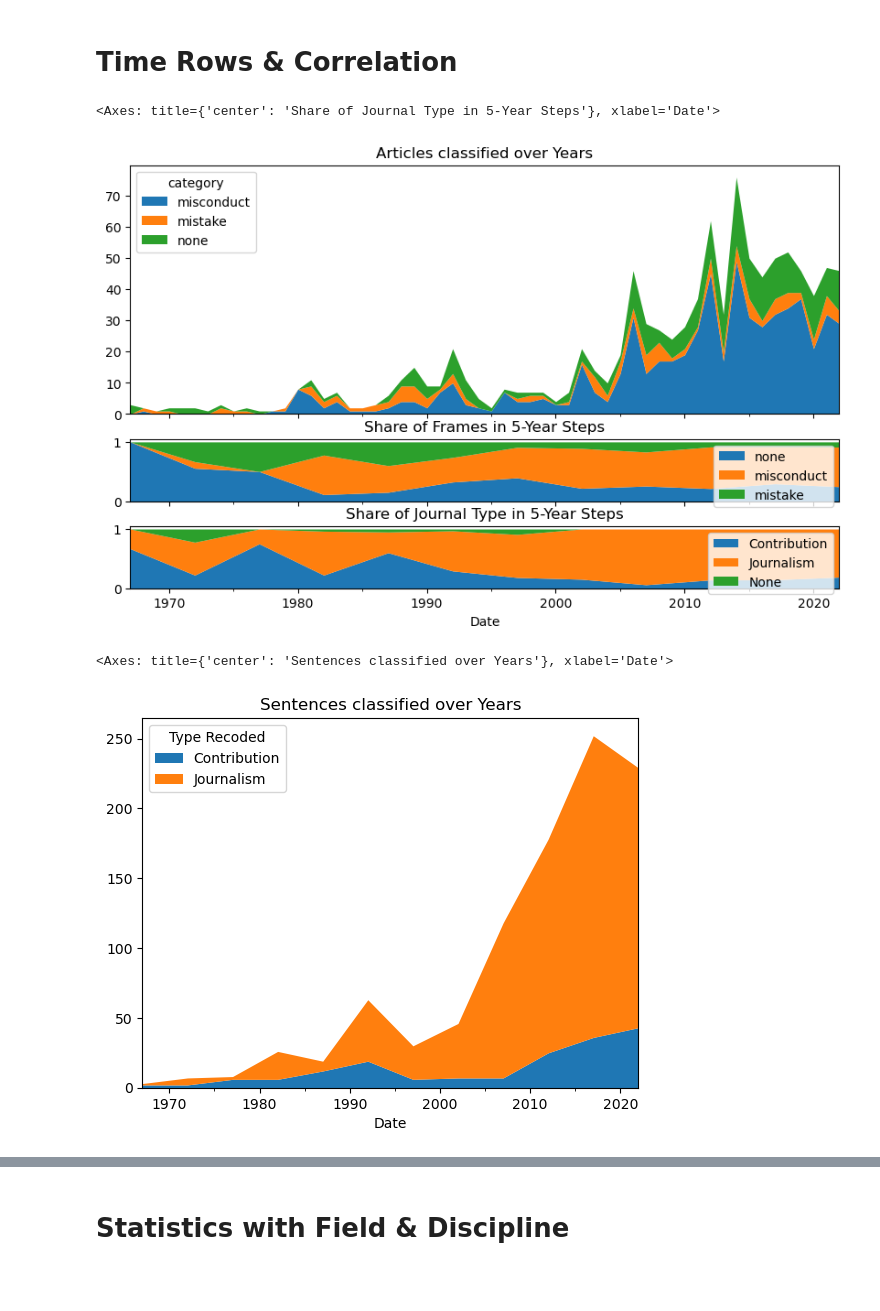
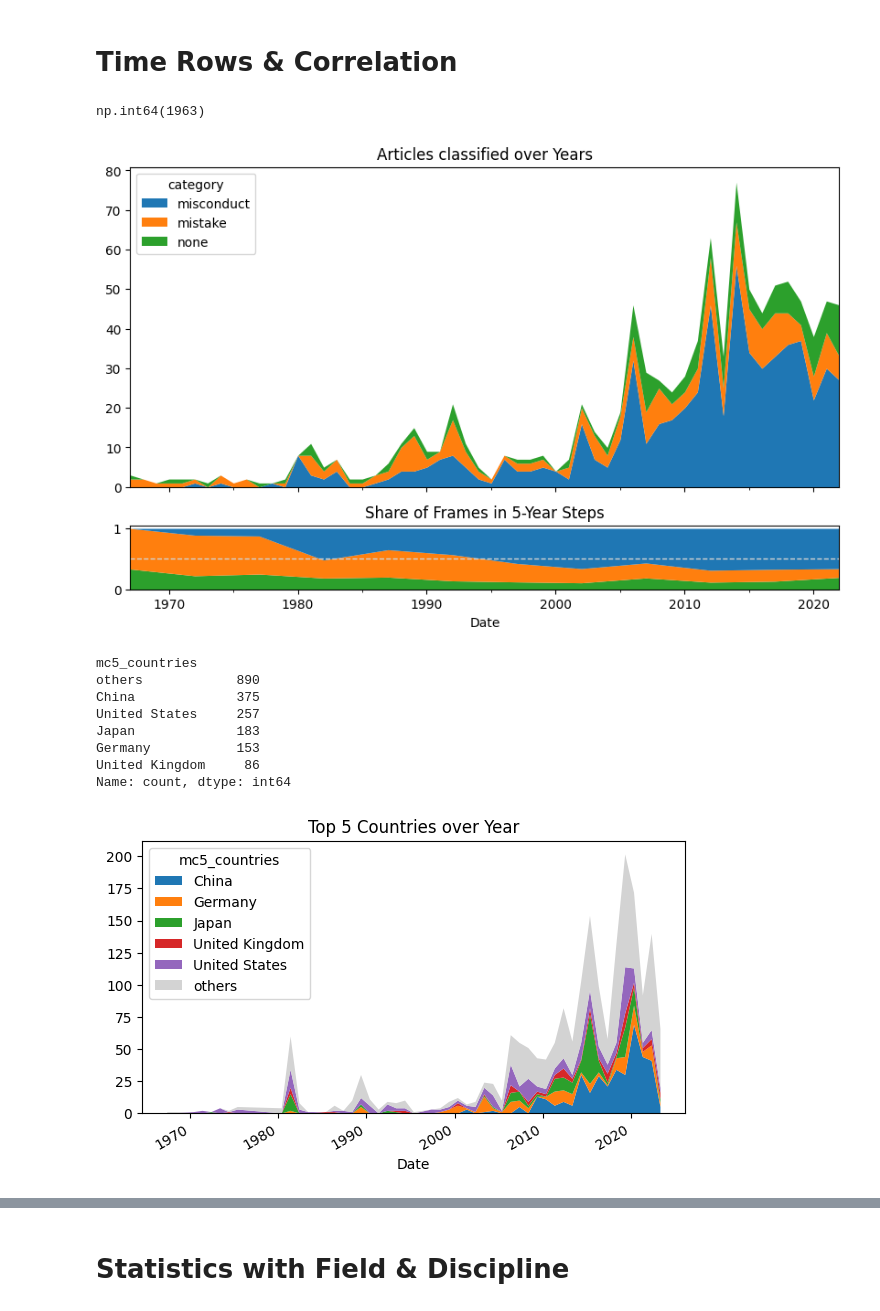
Before and after one commit to Klapperhorn/retraction_portrayal, a Jupyter notebook: 2025-03-27 Statistical_Analysis.ipynb, the cells around one changed output, grey strips where cells are left out. Saved outputs shown, nothing was run; the diff lists cells and outputs as text; code cells hidden in the pictures; blank space fills up the shorter version.

```diff
--- a/2025-03-27 Statistical_Analysis.ipynb
+++ b/2025-03-27 Statistical_Analysis.ipynb
@@ -63,6 +134,6 @@ Index(['name', 'Doi', 'journal_x', 'Title', 'Date', 'Year', 'Type',
 duplicated=df[df.text.duplicated(keep=False) | (df.Doi.duplicated(keep=False))]
 duplicated=duplicated[duplicated.Doi!=0]
 duplicated[["text","Doi"]].to_excel("2025-04-02 Duplicated Texts.xlsx")
-df.drop_duplicates(subset="text",inplace=True)
+#df.drop_duplicates(subset="text",inplace=True)
 df.shape
 # %% [output]
@@ -108,0 +331,8 @@ df['contains_country'] = df['contains_country'].apply(lambda d: d if isinstance(
+# %%
+from collections import Counter
+
+def has_tie(lst):
+    return sum(v == max(Counter(lst).values()) for v in Counter(lst).values()) > 1
+
+df["country_tie"]=df['contains_country'].apply(lambda x: has_tie(x))
+df["country_tie"].value_counts()
@@ -327,0 +607,6 @@ Name: count, dtype: int64
+# %%
+mc_countries=df["contains_country"].explode().value_counts()[:5].index.to_list()
+
+df["mc5_countries"] = df["contains_country"].apply(lambda x: [i if i in mc_countries else "others" for i in x])
+#df.loc[df["contains_country"].apply(lambda x: any([i in mc_countries for i in x])),"contains_country"]
+df["mc5_countries"].explode().value_counts()
@@ -547,35 +947,58 @@ sns.heatmap(crosstabs["Type Recoded"], annot=True, cmap="YlGnBu")
 # %% [markdown]
 # Time Rows & Correlation
+# %%
+df.Year.min()
+# %% [output]
+np.int64(1963)
 # %%
-dfY = df[(df.Date > pd.Timestamp("1966-01-01")) &
+dfY = df[(df.Date > pd.Timestamp("1967-01-01")) &
          (df.Date < pd.Timestamp("2023-01-01"))]
 dfY.set_index('Date', inplace=True)
 
+colors = {"misconduct": "#1f77b4", "mistake": "#ff7f0e", "none": "#2ca02c"}
 
 # Create subplots: 1 column, 2 rows
-fig, axes = plt.subplots(3, 1, figsize=(10, 6), sharex=True, gridspec_kw={'height_ratios': [4, 1,1]})
+fig, axes = plt.subplots(2, 1, figsize=(10, 6), sharex=True, gridspec_kw={'height_ratios': [5, 1]})
 
 # Resample and count occurrences of each category for the first plot
 history_GPT=dfY.resample('Y').category.value_counts().unstack(level=1)[["misconduct", "mistake", "none"]].fillna(0)
-history_GPT.plot.area(ax=axes[0], title="Articles classified over Years",lw=0)
+history_GPT.plot.area(ax=axes[0], title="Articles classified over Years",lw=0, color=colors)
 
 # Resample for 5-year intervals and calculate percentages for the second plot
 history_GPT5Y = dfY.resample("5Y").apply(lambda x: dict(Counter(x["category"]))).apply(pd.Series)
 history_GPT5Y_perc = history_GPT5Y.divide(history_GPT5Y.sum(axis=1), axis=0)
-history_GPT5Y_perc.plot.area(ax=axes[1], lw=0, stacked=True, title="Share of Frames in 5-Year Steps")
+history_GPT5Y_perc.plot.area(ax=axes[1], lw=0, stacked=True, title="Share of Frames in 5-Year Steps", color=colors, legend=False)
 
-# Resample for 5-year intervals and calculate percentages for the second plot
-history_GPT5Y2 = dfY.resample("5Y").apply(lambda x: dict(Counter(x["Type Recoded"]))).apply(pd.Series)
-history_GPT5Y_perc2 = history_GPT5Y2.divide(history_GPT5Y.sum(axis=1), axis=0)
-history_GPT5Y_perc2.plot.area(ax=axes[2], lw=0, stacked=True, title="Share of Journal Type in 5-Year Steps")
+
+# Add a dotted horizontal line at y=0.5 in the second plot
+axes[1].axhline(y=0.5, color='lightgrey', linestyle='--', linewidth=1)
+
+plt.savefig(today+" Articles classified over years.pdf")
 # %% [output]
-<Axes: title={'center': 'Share of Journal Type in 5-Year Steps'}, xlabel='Date'>
-[figure, old version]
+[figure, new version]
+# %%
+dfY["mc5_countries"].explode().value_counts()
+# %% [output]
+mc5_countries
+others            890
+China             375
+United States     257
+Japan             183
+Germany           153
+United Kingdom     86
+Name: count, dtype: int64
 # %%
-dfY.resample('5Y')["Type Recoded"].value_counts().unstack(level=1).fillna(0).plot.area(stacked=True,linewidth=0,title="Sentences classified over Years")
+resu=dfY.explode("mc5_countries").resample('12M')["mc5_countries"].value_counts().unstack(level=1).fillna(0)#
+colors=["#1f77b4", "#ff7f0e", "#2ca02c", "#d62728", "#9467bd", "lightgrey"]
+
+resu.plot.area(stacked=True,linewidth=0,title="Top 5 Countries over Year",color=colors,figsize=(7,4))
+
+resu.sum()
+
+
+plt.savefig(today+" article_country_yearwise.pdf")
 # %% [output]
-<Axes: title={'center': 'Sentences classified over Years'}, xlabel='Date'>
-[figure, old version]
+[figure, new version]
 # %%
 annual_counts =dfY.resample('Y').Type.size().fillna(0)
 annual_counts.plot(linewidth=1, ylabel="Number of Articles")
```
Also changed, not shown: parts of 75 cells of this notebook, 6 other files.
